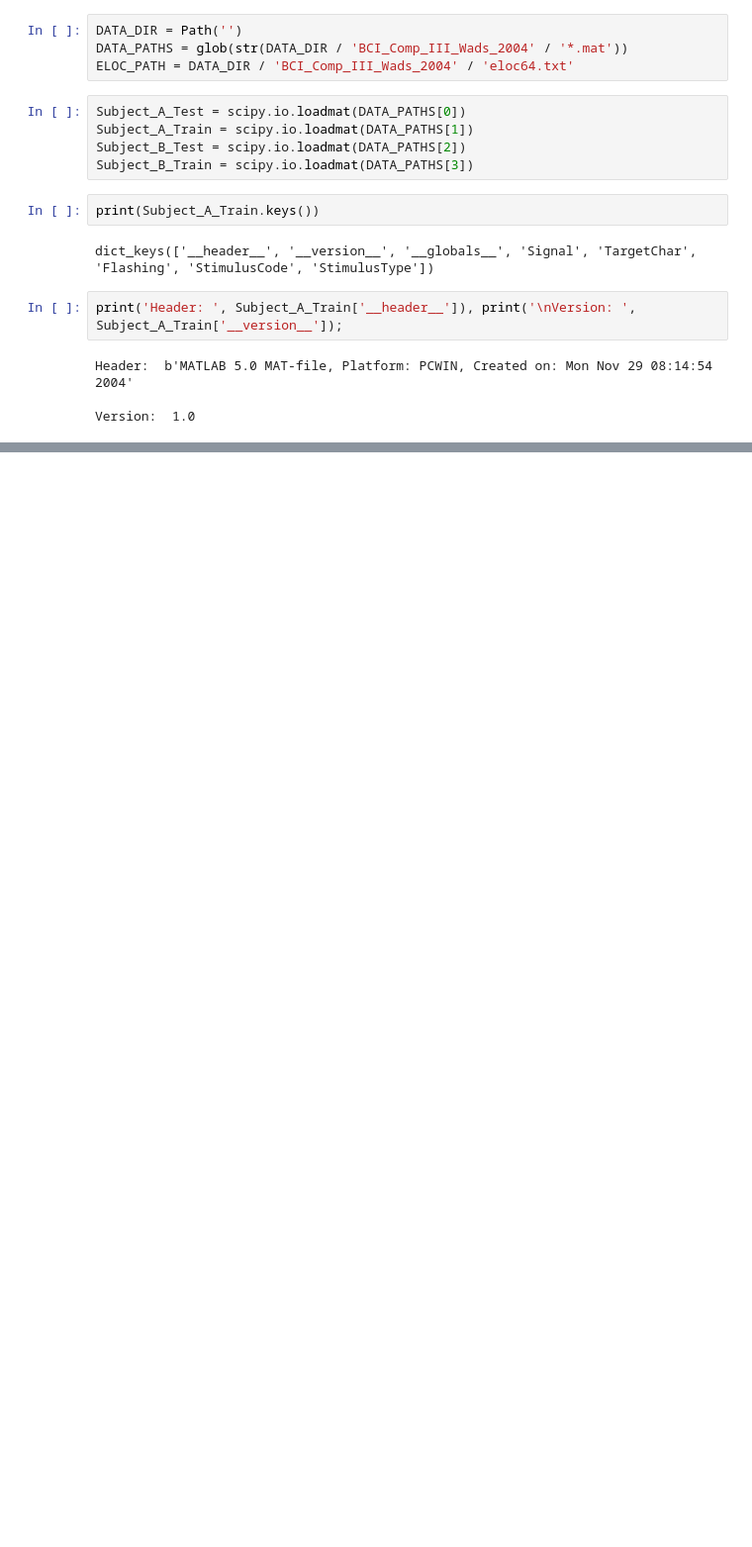
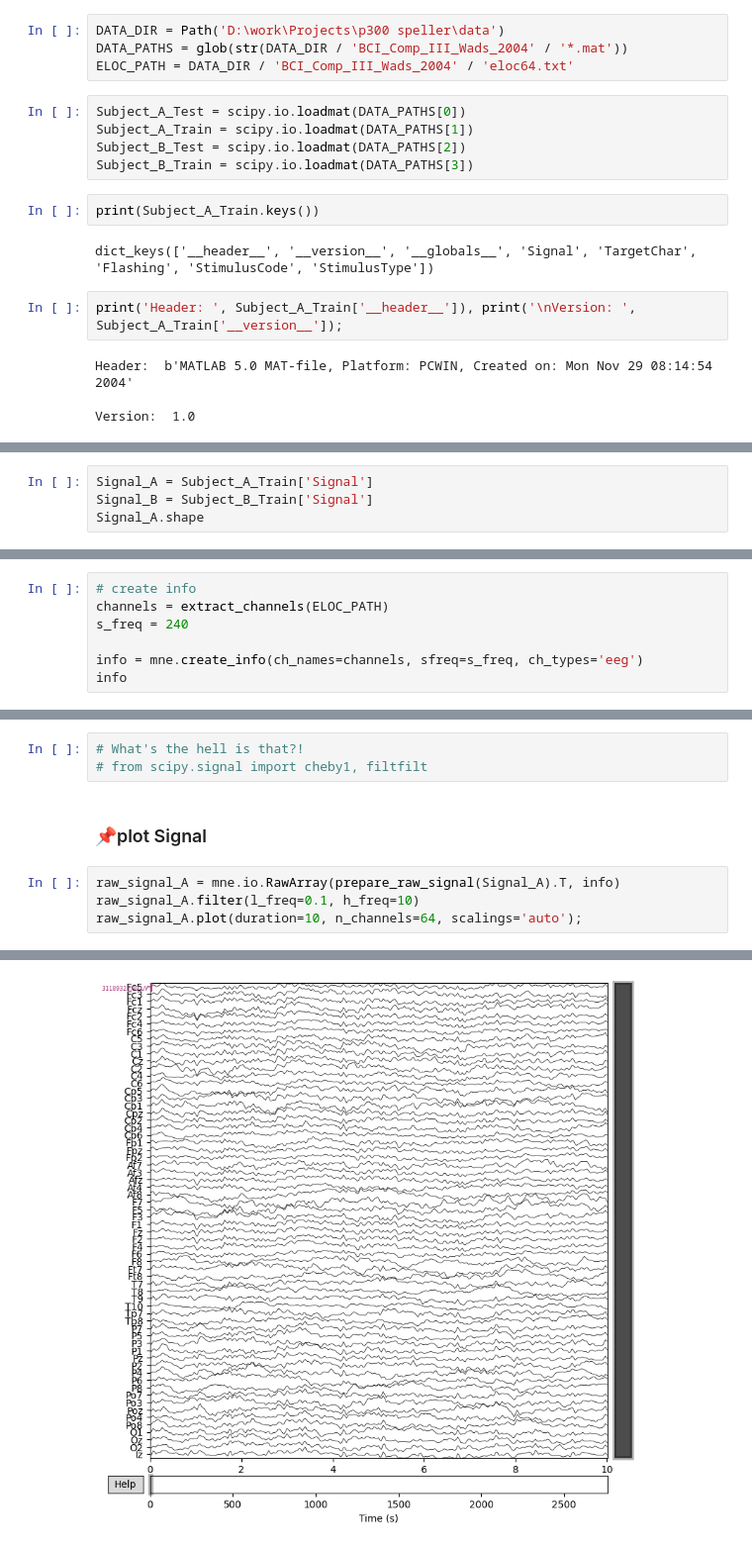
Before and after one commit to seprow/P300_Speller, a Jupyter notebook: Implementation_of_related_papers/character_recognition_using_CNN_&_SVM.ipynb, the cells around one changed output, grey strips where cells are left out. Shown at 99% size. Saved outputs shown, nothing was run; the diff lists cells and outputs as text; blank space fills up the shorter version.

```diff
--- a/Implementation_of_related_papers/character_recognition_using_CNN_&_SVM.ipynb
+++ b/Implementation_of_related_papers/character_recognition_using_CNN_&_SVM.ipynb
@@ -61,5 +67,5 @@ import matplotlib.pyplot as plt
 # %%
-DATA_DIR = Path('')
+DATA_DIR = Path('D:\work\Projects\p300 speller\data')
 DATA_PATHS = glob(str(DATA_DIR / 'BCI_Comp_III_Wads_2004' / '*.mat'))
 ELOC_PATH = DATA_DIR / 'BCI_Comp_III_Wads_2004' / 'eloc64.txt'
 # %%
@@ -86,0 +86,4 @@ channels = channels[:64]
+# %%
+Signal_A = Subject_A_Train['Signal']
+Signal_B = Subject_B_Train['Signal']
+Signal_A.shape
@@ -86,0 +105,7 @@ channels = channels[:64]
+# %%
+# create info
+channels = extract_channels(ELOC_PATH)
+s_freq = 240
+
+info = mne.create_info(ch_names=channels, sfreq=s_freq, ch_types='eeg')
+info
@@ -86,0 +129,10 @@ channels = channels[:64]
+# %%
+# What's the hell is that?!
+# from scipy.signal import cheby1, filtfilt
+# %% [markdown]
+### 📌plot Signal
+# %%
+raw_signal_A = mne.io.RawArray(prepare_raw_signal(Signal_A).T, info)
+raw_signal_A.filter(l_freq=0.1, h_freq=10)
+raw_signal_A.plot(duration=10, n_channels=64, scalings='auto');
+# %% [output]
@@ -86,0 +157 @@ channels = channels[:64]
+[figure, added]
```
Also changed, not shown: parts of 9 cells of this notebook, 1 other file.
